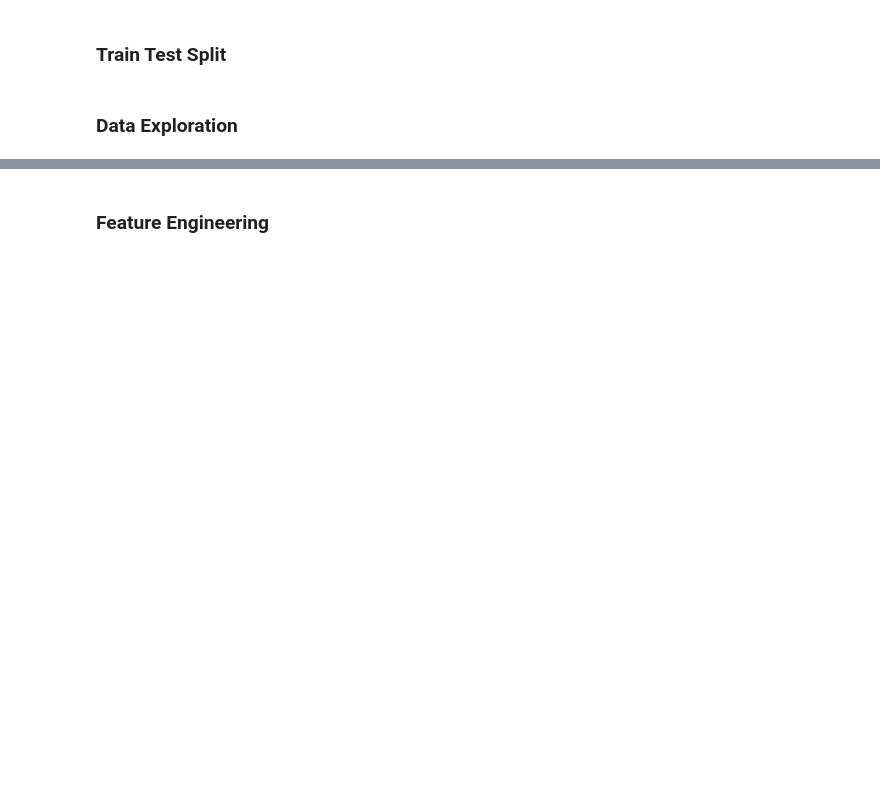
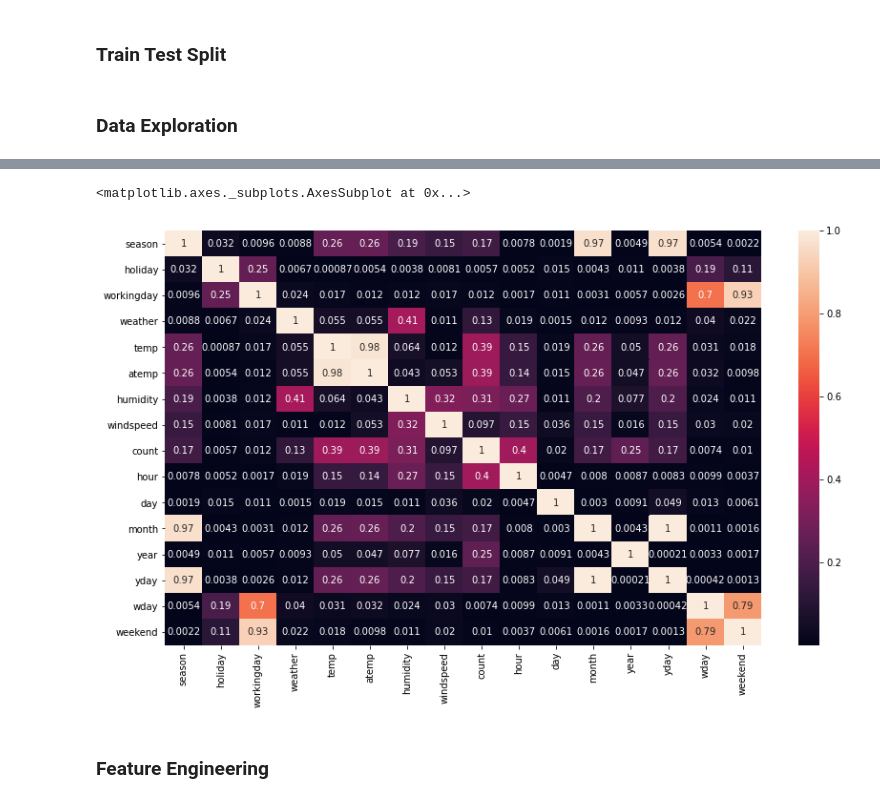
Before and after one commit to Basmatz/Spiced-bootcamp, a Jupyter notebook: Week_03/Bikerental.ipynb, the cells around one changed output, grey strips where cells are left out. Cells and saved outputs as stored; diff of their text form; code cells hidden in the pictures; blank space fills up the shorter version.

```diff
--- a/Week_03/Bikerental.ipynb
+++ b/Week_03/Bikerental.ipynb
@@ -90,6 +106,9 @@ sns.heatmap(data=heat,cmap='coolwarm', annot=True, fmt=".1f", annot_kws={'size':
 # %%
 #Correlations
-sns.heatmap(eda.corr(), annot=True)
+sns.heatmap(eda.corr().abs(), annot=True)
+# %% [output]
+<matplotlib.axes._subplots.AxesSubplot at 0x...>
+[figure, added]
 # %%
 #Pairplot
 # pair = eda[eda["month"] == 6]
```
Also changed, not shown: parts of 6 cells of this notebook, 3 other files.
